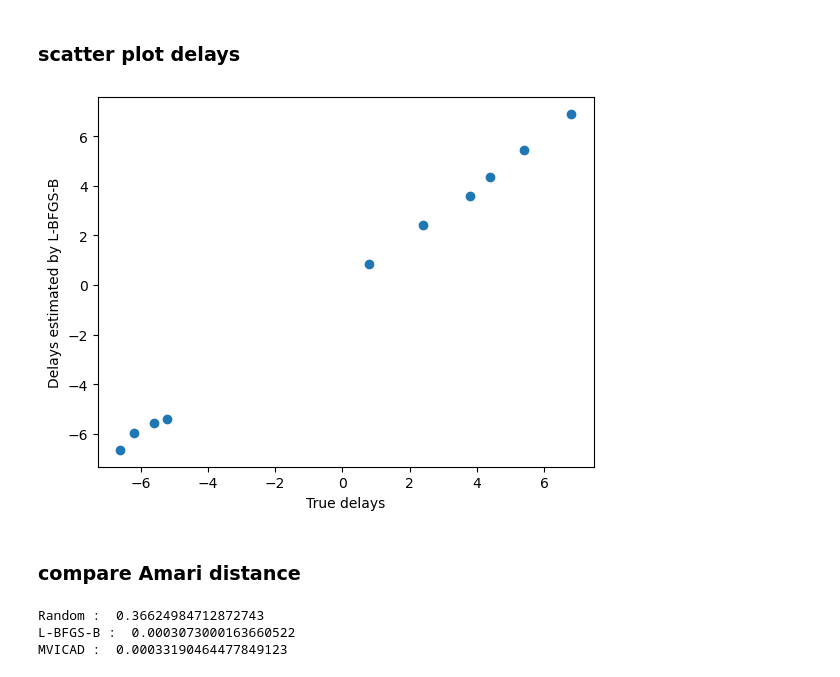
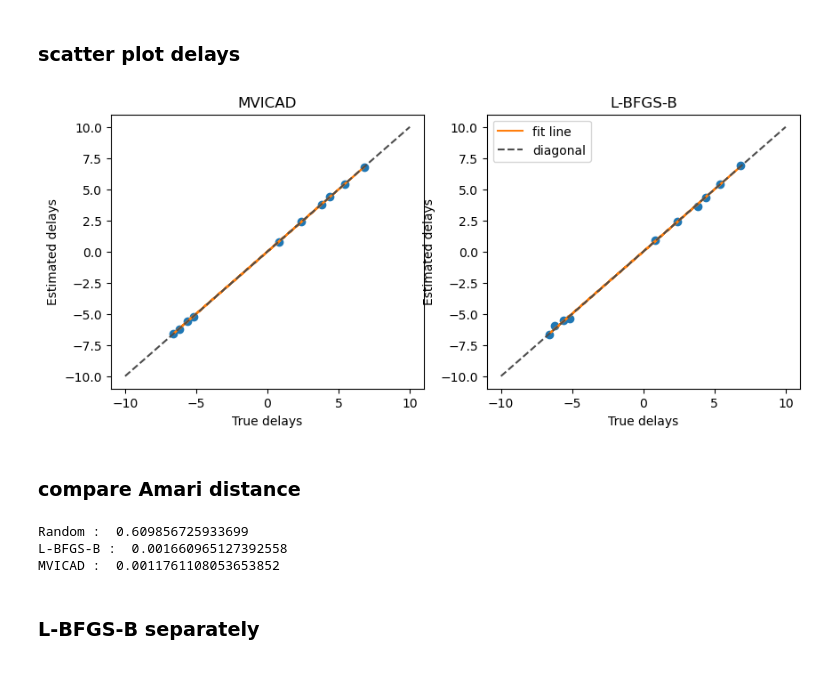
Before and after one commit to AmbroiseHeurtebise/internship_m2, a Jupyter notebook: lbfgsb_plots/lbfgsb_one_seed.ipynb, the cells around one changed output. Saved outputs shown, nothing was run; the diff lists cells and outputs as text; code cells hidden in the pictures.

```diff
--- a/lbfgsb_plots/lbfgsb_one_seed.ipynb
+++ b/lbfgsb_plots/lbfgsb_one_seed.ipynb
@@ -186,7 +190,7 @@ W_lbfgsb, delays_lbfgsb, state_lbfgsb, time_lbfgsb = optimize_unmixing_delays(
     noise=1,
     shared_delays=shared_delays,
     max_delay=max_delay,
-    maxiter=50,
+    maxiter=1000,
     verbose=True,
 )
 # problem with maxiter: almost no effect at all on time (although there is an effect on Amari distance)
@@ -213,6 +217,7 @@ _, W_mvicad, Y_mvicad, _, delays_mvicad, _ = multiviewica_delay(
     random_state=random_state,
     continuous_delays=False,
 )
+delays_mvicad[delays_mvicad > n // 2] -= n
 # %% [markdown]
 ### scatter plot delays
 # %%
@@ -235,13 +246,45 @@ if not shared_delays:
-# %%
-# compare estimated and true delays
-delays_lbfgsb_norm = delays_lbfgsb - np.mean(delays_lbfgsb, axis=0)
-true_tau_list_norm = true_tau_list - np.mean(true_tau_list, axis=0)
-
-plt.scatter(true_tau_list_norm, delays_lbfgsb_norm)
-plt.xlabel("True delays")
-plt.ylabel("Delays estimated by L-BFGS-B");
-# %% [output]
-[figure, removed]
+# %%
+def get_fitline(true_delays, delays):
+    # Linear regression
+    slope, intercept, _, _, _ = stats.linregress(true_delays.ravel(), delays.ravel())
+    fitLine = slope * true_delays.ravel() + intercept
+
+    # R2 score
+    r2 = r2_score(delays.ravel(), fitLine)
+
+    # p-value
+    pvalue = stats.pearsonr(true_delays.ravel(), delays.ravel())[1]
+
+    return slope, intercept, fitLine, r2, pvalue
+
+slope_lbfgsb, intercept_lbfgsb, fitLine_lbfgsb, r2_lbfgsb, pvalue_lbfgsb = get_fitline(true_tau_list_norm, delays_lbfgsb_norm)
+slope_mvicad, intercept_mvicad, fitLine_mvicad, r2_mvicad, pvalue_mvicad = get_fitline(true_tau_list_norm, delays_lbfgsb_norm)
+# %%
+# colors
+prop_cycle = plt.rcParams['axes.prop_cycle']
+colors = prop_cycle.by_key()['color']
+
+# plot: compare estimated and true delays
+plt.subplots(1, 2, figsize=(10, 4))
+
+plt.subplot(1, 2, 1)
+plt.scatter(true_tau_list_norm, delays_mvicad_norm)
+plt.plot(true_tau_list_norm.ravel(), fitLine_mvicad, c=colors[1], label='fit line')
+plt.plot([-max_delay, max_delay], [-max_delay, max_delay], ls="--", c=".3", label='diagonal')
+plt.xlabel("True delays")
+plt.ylabel("Estimated delays")
+plt.title(f"MVICAD");
+
+plt.subplot(1, 2, 2)
+plt.scatter(true_tau_list_norm, delays_lbfgsb_norm)
+plt.plot(true_tau_list_norm.ravel(), fitLine_lbfgsb, c=colors[1], label='fit line')
+plt.plot([-max_delay, max_delay], [-max_delay, max_delay], ls="--", c=".3", label='diagonal')
+plt.legend()
+plt.xlabel("True delays")
+plt.ylabel("Estimated delays")
+plt.title(f"L-BFGS-B");
+# %% [output]
+[figure, added]
 # %% [markdown]
 ### compare Amari distance
 # %%
@@ -253,6 +296,8 @@ print("Random : ", np.mean([amari_distance(W, A) for W, A in zip(W_rand, A_list)
 print("L-BFGS-B : ", np.mean([amari_distance(W, A) for W, A in zip(W_lbfgsb, A_list)]))
 print("MVICAD : ", np.mean([amari_distance(W, A) for W, A in zip(W_mvicad, A_list)]))
 # %% [output]
-Random :  0.36624984712872743
-L-BFGS-B :  0.0003073000163660522
-MVICAD :  0.00033190464477849123
+Random :  0.609856725933699
+L-BFGS-B :  0.001660965127392558
+MVICAD :  0.0011761108053653852
+# %% [markdown]
+### L-BFGS-B separately
```
Also changed, not shown: parts of 5 cells of this notebook, 2 other files.
